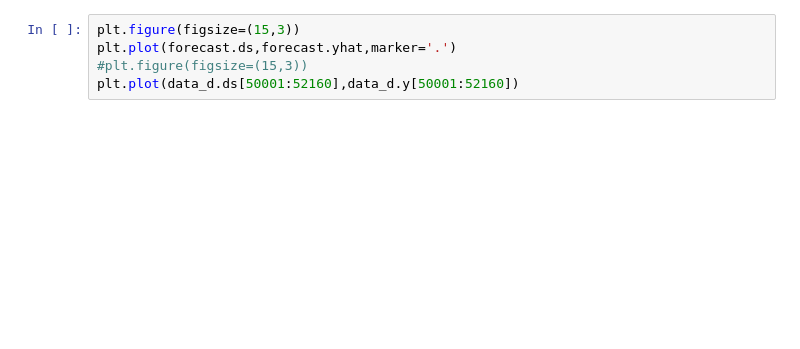
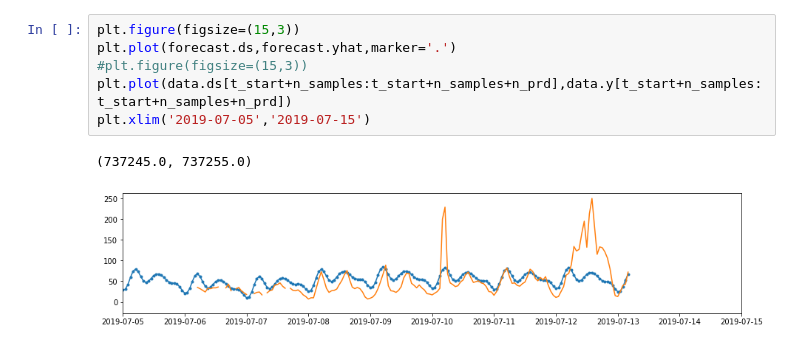
Before and after one commit to aety/insight, a Jupyter notebook: RATP/air/pickleToData_PROPHET_hourly.ipynb, the cells around one changed output. Saved outputs shown, nothing was run; the diff lists cells and outputs as text; blank space fills up the shorter version.

```diff
--- a/RATP/air/pickleToData_PROPHET_hourly.ipynb
+++ b/RATP/air/pickleToData_PROPHET_hourly.ipynb
@@ -98,5 +100,9 @@ SMAPE = 12.144302494863796%
 # %%
 plt.figure(figsize=(15,3))
 plt.plot(forecast.ds,forecast.yhat,marker='.')
 #plt.figure(figsize=(15,3))
-plt.plot(data_d.ds[50001:52160],data_d.y[50001:52160])
+plt.plot(data.ds[t_start+n_samples:t_start+n_samples+n_prd],data.y[t_start+n_samples:t_start+n_samples+n_prd])
+plt.xlim('2019-07-05','2019-07-15')
+# %% [output]
+(737245.0, 737255.0)
+[figure, added]
```
Also changed, not shown: parts of 7 cells of this notebook, 2 other files.
